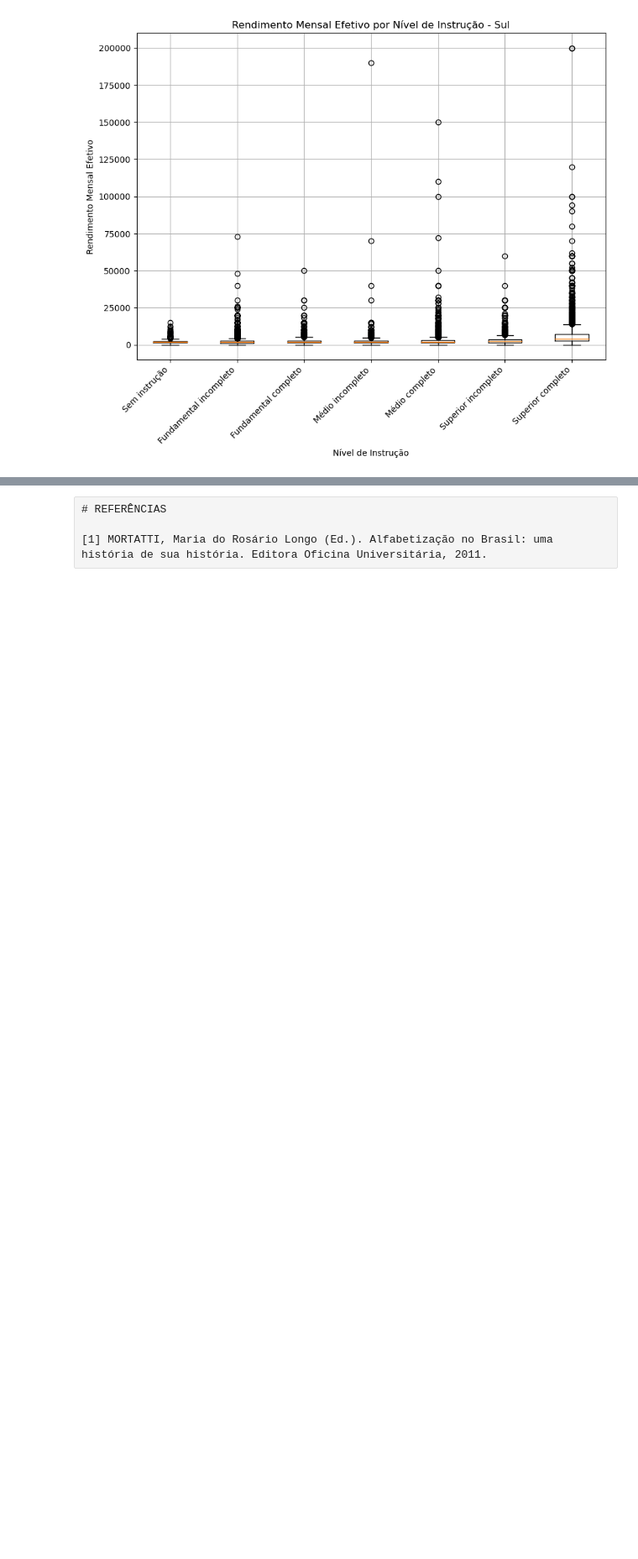
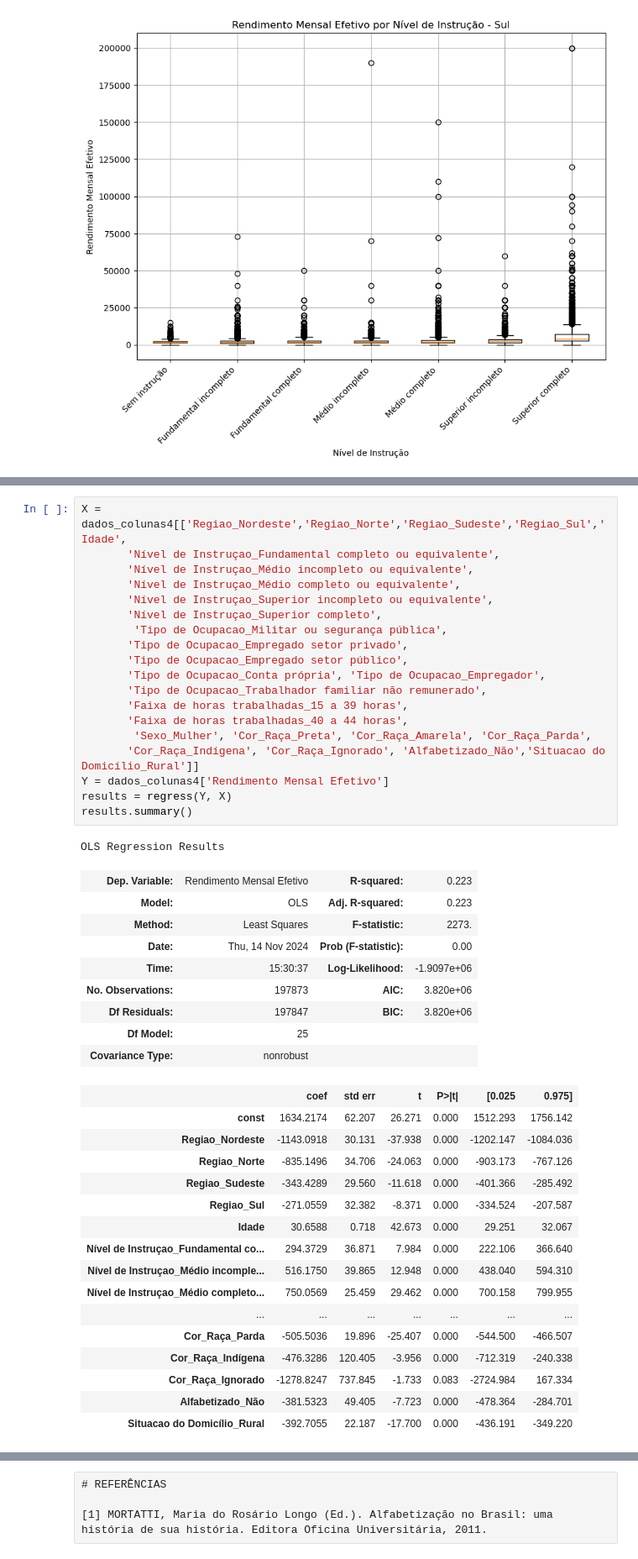
Before and after one commit to Dnimf/cdadosp3, a Jupyter notebook: Projeto_3 (2).ipynb, the cells around one changed output, grey strips where cells are left out. Shown at 84% size. Drawn from its saved outputs; the diff is of its cells as text; blank space fills up the shorter version.

```diff
--- a/Projeto_3 (2).ipynb
+++ b/Projeto_3 (2).ipynb
@@ -606,0 +732,46 @@ results.summary()
+# %%
+X = dados_colunas4[['Regiao_Nordeste','Regiao_Norte','Regiao_Sudeste','Regiao_Sul','Idade',
+       'Nível de Instruçao_Fundamental completo ou equivalente',
+       'Nível de Instruçao_Médio incompleto ou equivalente',
+       'Nível de Instruçao_Médio completo ou equivalente',
+       'Nível de Instruçao_Superior incompleto ou equivalente',
+       'Nível de Instruçao_Superior completo',
+        'Tipo de Ocupacao_Militar ou segurança pública',
+       'Tipo de Ocupacao_Empregado setor privado',
+       'Tipo de Ocupacao_Empregado setor público',
+       'Tipo de Ocupacao_Conta própria', 'Tipo de Ocupacao_Empregador',
+       'Tipo de Ocupacao_Trabalhador familiar não remunerado',
+       'Faixa de horas trabalhadas_15 a 39 horas',
+       'Faixa de horas trabalhadas_40 a 44 horas',
+        'Sexo_Mulher', 'Cor_Raça_Preta', 'Cor_Raça_Amarela', 'Cor_Raça_Parda',
+       'Cor_Raça_Indígena', 'Cor_Raça_Ignorado', 'Alfabetizado_Não','Situacao do Domicílio_Rural']]
+Y = dados_colunas4['Rendimento Mensal Efetivo']
+results = regress(Y, X)
+results.summary()
+# %% [output]
+OLS Regression Results
+| Dep. Variable: | Rendimento Mensal Efetivo | R-squared: | 0.223 |
+| Model: | OLS | Adj. R-squared: | 0.223 |
+| Method: | Least Squares | F-statistic: | 2273. |
+| Date: | Thu, 14 Nov 2024 | Prob (F-statistic): | 0.00 |
+| Time: | 15:30:37 | Log-Likelihood: | -1.9097e+06 |
+| No. Observations: | 197873 | AIC: | 3.820e+06 |
+| Df Residuals: | 197847 | BIC: | 3.820e+06 |
+| Df Model: | 25 |  |  |
+| Covariance Type: | nonrobust |  |  |
+|  | coef | std err | t | P>|t| | [0.025 | 0.975] |
+| const | 1634.2174 | 62.207 | 26.271 | 0.000 | 1512.293 | 1756.142 |
+| Regiao_Nordeste | -1143.0918 | 30.131 | -37.938 | 0.000 | -1202.147 | -1084.036 |
+| Regiao_Norte | -835.1496 | 34.706 | -24.063 | 0.000 | -903.173 | -767.126 |
+| Regiao_Sudeste | -343.4289 | 29.560 | -11.618 | 0.000 | -401.366 | -285.492 |
+| Regiao_Sul | -271.0559 | 32.382 | -8.371 | 0.000 | -334.524 | -207.587 |
+| Idade | 30.6588 | 0.718 | 42.673 | 0.000 | 29.251 | 32.067 |
+| Nível de Instruçao_Fundamental co... | 294.3729 | 36.871 | 7.984 | 0.000 | 222.106 | 366.640 |
+| Nível de Instruçao_Médio incomple... | 516.1750 | 39.865 | 12.948 | 0.000 | 438.040 | 594.310 |
+| Nível de Instruçao_Médio completo... | 750.0569 | 25.459 | 29.462 | 0.000 | 700.158 | 799.955 |
+| ... | ... | ... | ... | ... | ... | ... |
+| Cor_Raça_Parda | -505.5036 | 19.896 | -25.407 | 0.000 | -544.500 | -466.507 |
+| Cor_Raça_Indígena | -476.3286 | 120.405 | -3.956 | 0.000 | -712.319 | -240.338 |
+| Cor_Raça_Ignorado | -1278.8247 | 737.845 | -1.733 | 0.083 | -2724.984 | 167.334 |
+| Alfabetizado_Não | -381.5323 | 49.405 | -7.723 | 0.000 | -478.364 | -284.701 |
+| Situacao do Domicílio_Rural | -392.7055 | 22.187 | -17.700 | 0.000 | -436.191 | -349.220 |
```
Also changed, not shown: parts of 9 cells of this notebook.
